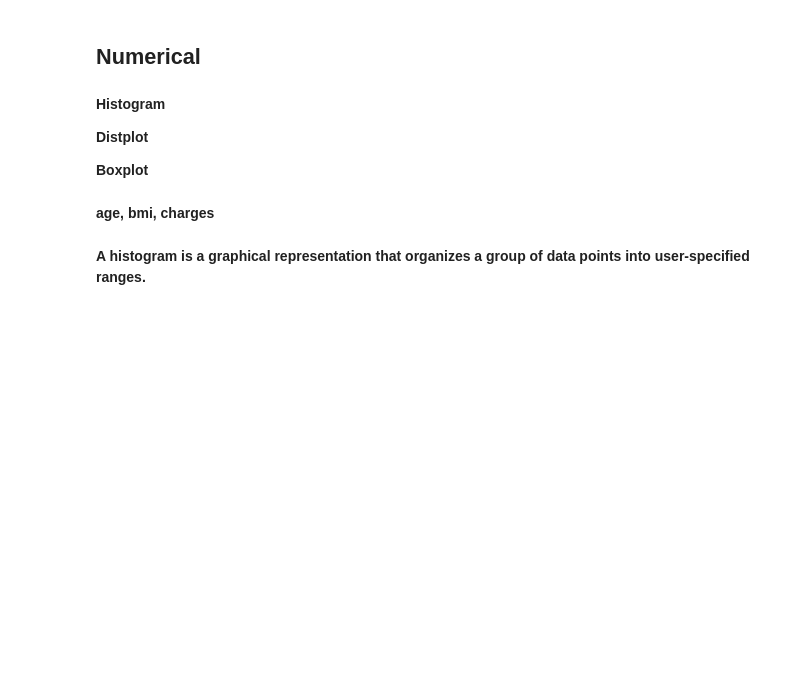
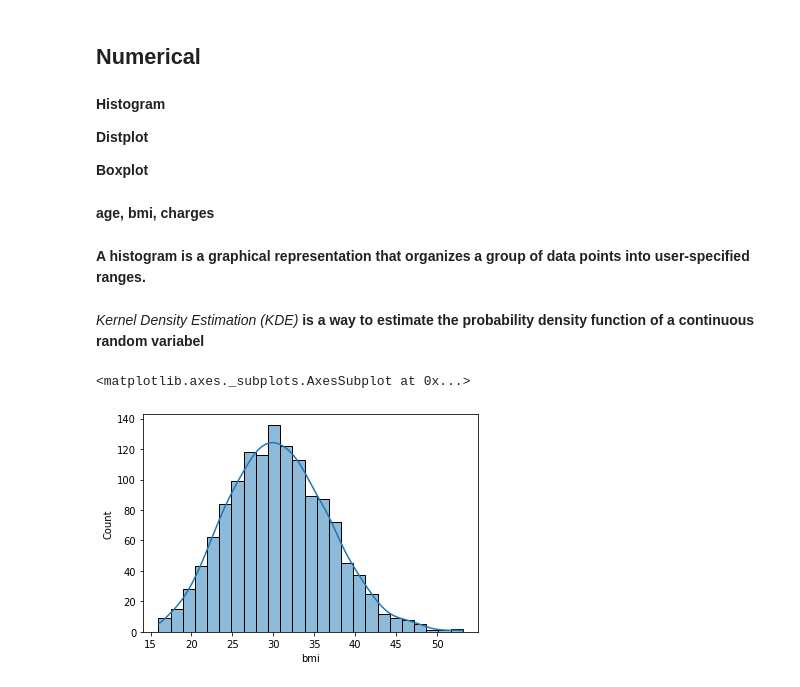
Before and after one commit to Ayushi-creator/Datascience-ML-and-AI, a Jupyter notebook: AYUSHI.ipynb, the cells around one changed output. Drawn from its saved outputs; the diff is of its cells as text; code cells hidden in the pictures; blank space fills up the shorter version.

```diff
--- a/AYUSHI.ipynb
+++ b/AYUSHI.ipynb
@@ -156,3 +160,5 @@ df['children'].value_counts().plot(kind='pie', autopct='%.2f')
+# %%
+sns.set_style('darkgrid')
 # %% [markdown]
 ## **Numerical**
 # %% [markdown]
@@ -165,3 +171,11 @@ df['children'].value_counts().plot(kind='pie', autopct='%.2f')
 **age, bmi, charges**
 # %% [markdown]
 **A histogram is a graphical representation that organizes a group of data points into user-specified ranges.**
+# %% [markdown]
+ *Kernel Density Estimation (KDE)*
+ **is a way to estimate the probability density function of a continuous random variabel**
+# %%
+sns.histplot(data = df, x = 'bmi',kde = True)
+# %% [output]
+<matplotlib.axes._subplots.AxesSubplot at 0x...>
+[figure, added]
```
Also changed, not shown: parts of 18 cells of this notebook.
